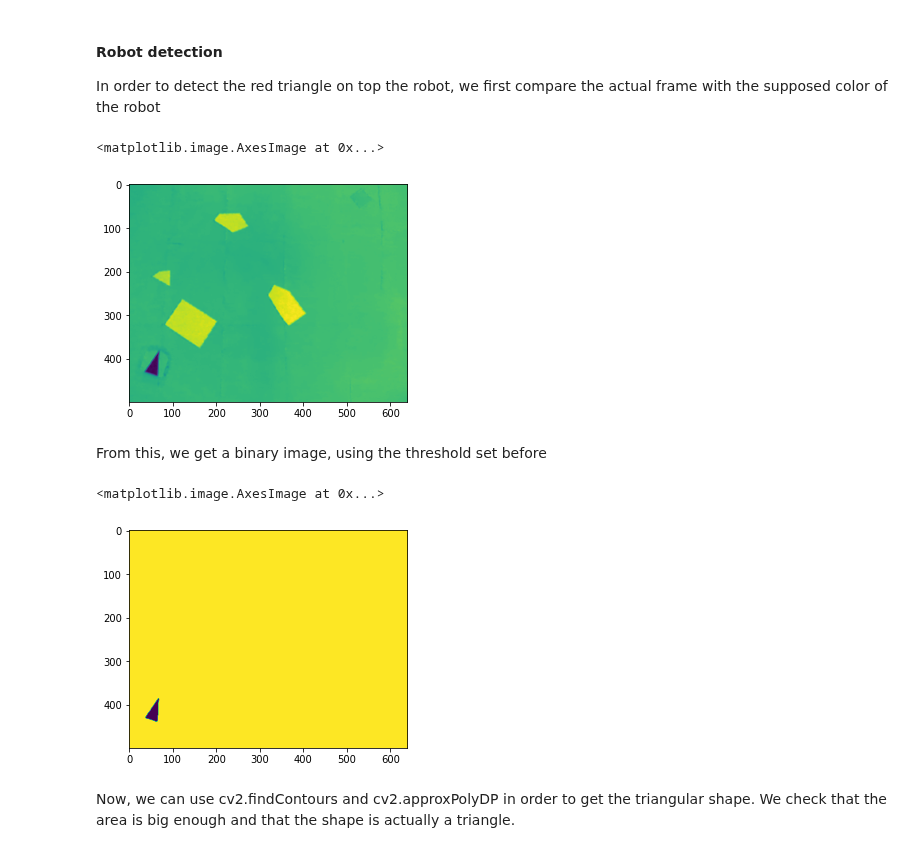
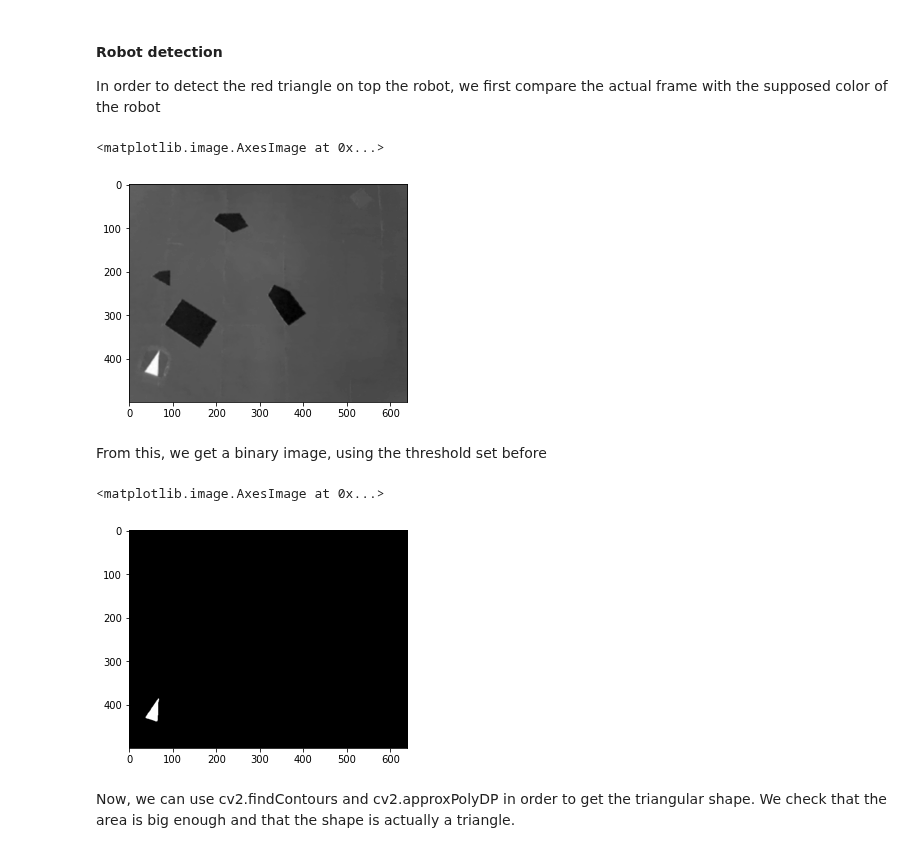
Before and after one commit to tgieruc/BOMR_2021, a Jupyter notebook: temp_vision.ipynb, the cells around one changed output. Drawn from its saved outputs; the diff is of its cells as text; code cells hidden in the pictures.

Commit message:
Vision jupy binary cmap

```diff
--- a/temp_vision.ipynb
+++ b/temp_vision.ipynb
@@ -39,18 +37,18 @@ In order to detect the red triangle on top the robot, we first compare the actua
 # %%
 compare_color = abs(actual_frame - robot_color)
 compare_gray = np.mean(compare_color, axis=2)
-plt.imshow(compare_gray)
+plt.imshow(compare_gray, 'binary')
 # %% [output]
 <matplotlib.image.AxesImage at 0x...>
-[figure, old version]
+[figure, new version]
 # %% [markdown]
 From this, we get a binary image, using the threshold set before
 # %%
 _, binary_img = cv2.threshold(compare_gray, robotthresh, 10, cv2.THRESH_BINARY)
-plt.imshow(binary_img)
+plt.imshow(binary_img,'binary')
 # %% [output]
 <matplotlib.image.AxesImage at 0x...>
-[figure, old version]
+[figure, new version]
 # %% [markdown]
 Now, we can use cv2.findContours and cv2.approxPolyDP in order to get the triangular shape. We check that the area is big enough and that the shape is actually a triangle.
 # %%
```
Also changed, not shown: parts of 7 cells of this notebook.
